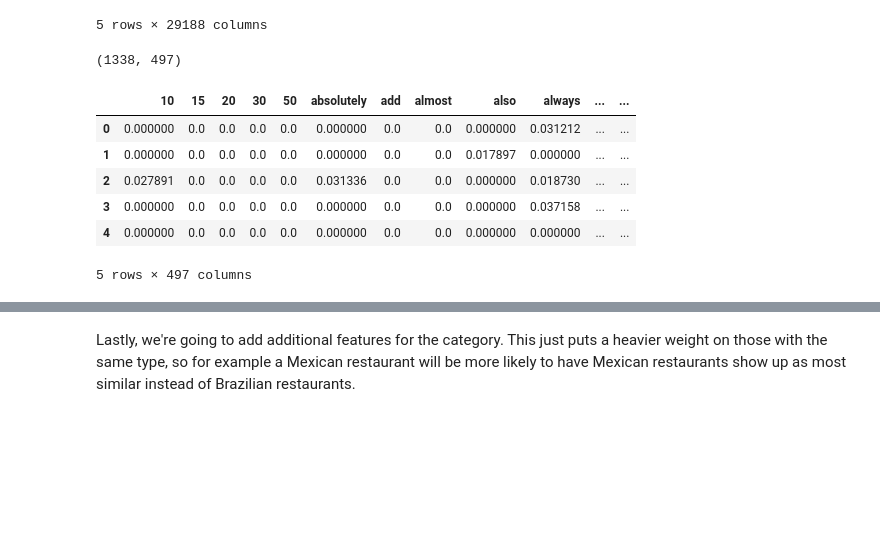
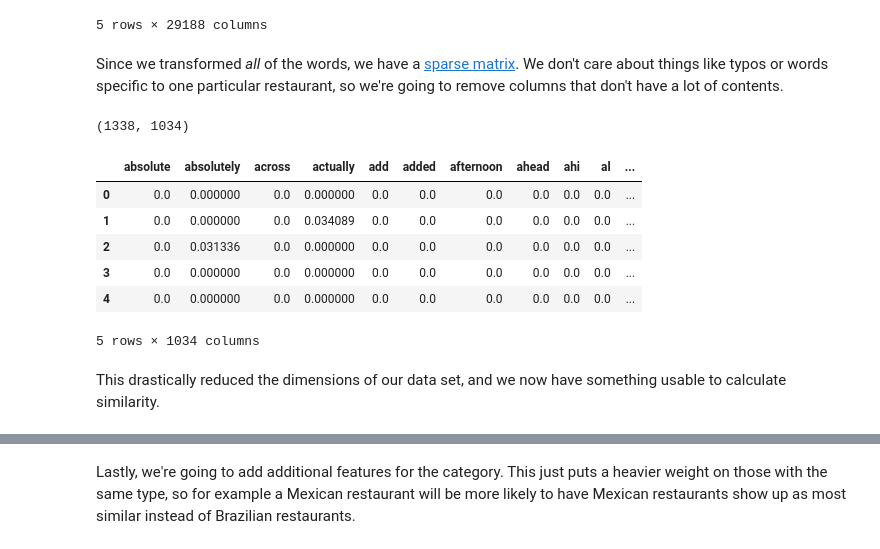
Before and after one commit to JeffMacaluso/Blog, a Jupyter notebook: Restaurant Recommender.ipynb, the cells around one changed output, grey strips where cells are left out. Drawn from its saved outputs; the diff is of its cells as text; code cells hidden in the pictures; blank space fills up the shorter version.

```diff
--- a/Restaurant Recommender.ipynb
+++ b/Restaurant Recommender.ipynb
@@ -541,18 +541,17 @@ $\hspace{1cm}$"this is how middle schoolers talked each other on aim"
 The benefit in this is that it vastly reduces our feature space.  Our pre-processed example would have created an additional ~10 features from someone who doesn't know how to type like a regular human being.
 # %%
 # Converting all words to lower case and removing punctuation
-df['comments'] = [
-    re.sub(r'\d+\S*', '',
-           row.lower().replace('.', ' ').replace('_', '').replace('/', ''))
-    for row in df['comments']
-]
+df['comments'] = [re.sub(r'\d+\S*', '',
+                  row.lower().replace('.', ' ').replace('_', '').replace('/', ''))
+                  for row in df['comments']]
 
 ######### FIGURE OUT WHAT THIS DOES - THIS IS WHY YOU COMMENT YOUR CODE WHEN YOU WRITE IT#######
 #
-df['comments'] = [
-    re.sub(r'(?:^| )\w(?:$| )', '', row)
-    for row in df['comments']
-]
+df['comments'] = [re.sub(r'(?:^| )\w(?:$| )', '', row)
+                  for row in df['comments']]
+
+# Removing numbers
+df['comments'] = [re.sub(r'\d+', '', row) for row in df['comments']]
 
 df['comments'].head()
 # %% [output]
@@ -733,21 +740,28 @@ tfidf_df.head()
 | 3 | 0.0 | 0.0 | 0.0 | 0.0 | 0.0 | 0.0 | 0.0 | 0.0 | 0.0 | 0.0 | ... |
 | 4 | 0.0 | 0.0 | 0.0 | 0.0 | 0.0 | 0.0 | 0.0 | 0.0 | 0.0 | 0.0 | ... |
 5 rows × 29188 columns
+# %% [markdown]
+Since we transformed *all* of the words, we have a [sparse matrix](https://en.wikipedia.org/wiki/Sparse_matrix).  We don't care about things like typos or words specific to one particular restaurant, so we're going to remove columns that don't have a lot of contents.
 # %%
 # Removing sparse columns
-tfidf_df = tfidf_df[tfidf_df.columns[tfidf_df.sum() > 5]]
+tfidf_df = tfidf_df[tfidf_df.columns[tfidf_df.sum() > 2.5]]
+
+# Removing any remaining digits
+tfidf_df = tfidf_df.filter(regex=r'^((?!\d).)*$')
 
 print(tfidf_df.shape)
 tfidf_df.head()
 # %% [output]
-(1338, 497)
+(1338, 1034)
-|  | 10 | 15 | 20 | 30 | 50 | absolutely | add | almost | also | always | ... | ... |
-| 0 | 0.000000 | 0.0 | 0.0 | 0.0 | 0.0 | 0.000000 | 0.0 | 0.0 | 0.000000 | 0.031212 | ... | ... |
-| 1 | 0.000000 | 0.0 | 0.0 | 0.0 | 0.0 | 0.000000 | 0.0 | 0.0 | 0.017897 | 0.000000 | ... | ... |
-| 2 | 0.027891 | 0.0 | 0.0 | 0.0 | 0.0 | 0.031336 | 0.0 | 0.0 | 0.000000 | 0.018730 | ... | ... |
-| 3 | 0.000000 | 0.0 | 0.0 | 0.0 | 0.0 | 0.000000 | 0.0 | 0.0 | 0.000000 | 0.037158 | ... | ... |
-| 4 | 0.000000 | 0.0 | 0.0 | 0.0 | 0.0 | 0.000000 | 0.0 | 0.0 | 0.000000 | 0.000000 | ... | ... |
+|  | absolute | absolutely | across | actually | add | added | afternoon | ahead | ahi | al | ... |
+| 0 | 0.0 | 0.000000 | 0.0 | 0.000000 | 0.0 | 0.0 | 0.0 | 0.0 | 0.0 | 0.0 | ... |
+| 1 | 0.0 | 0.000000 | 0.0 | 0.034089 | 0.0 | 0.0 | 0.0 | 0.0 | 0.0 | 0.0 | ... |
+| 2 | 0.0 | 0.031336 | 0.0 | 0.000000 | 0.0 | 0.0 | 0.0 | 0.0 | 0.0 | 0.0 | ... |
+| 3 | 0.0 | 0.000000 | 0.0 | 0.000000 | 0.0 | 0.0 | 0.0 | 0.0 | 0.0 | 0.0 | ... |
+| 4 | 0.0 | 0.000000 | 0.0 | 0.000000 | 0.0 | 0.0 | 0.0 | 0.0 | 0.0 | 0.0 | ... |
-5 rows × 497 columns
+5 rows × 1034 columns
+# %% [markdown]
+This drastically reduced the dimensions of our data set, and we now have something usable to calculate similarity.
 # %%
 # Storing the original data frame before the merge in case any changes are needed
 df_orig = df.copy()
```
Also changed, not shown: parts of 57 cells of this notebook.
